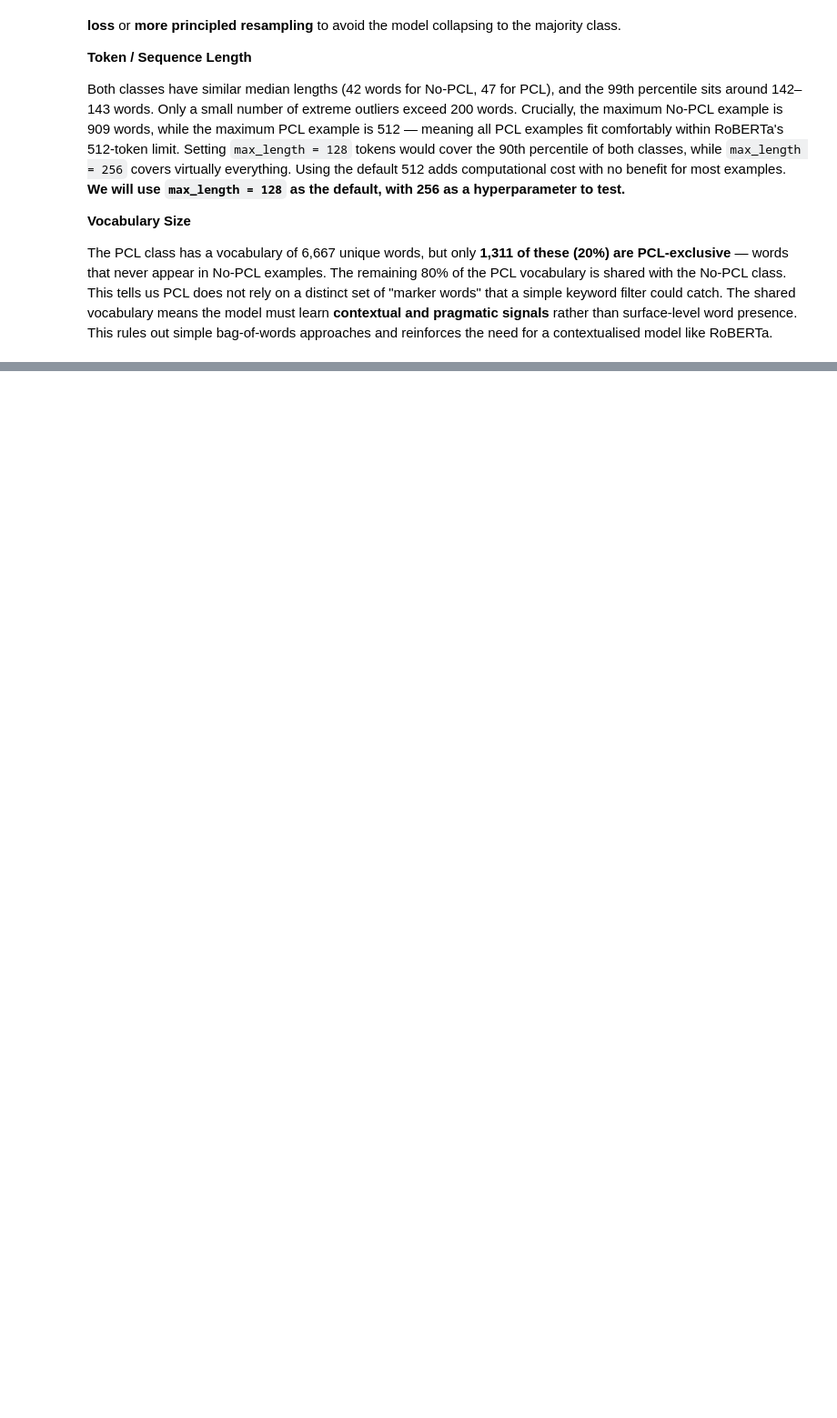
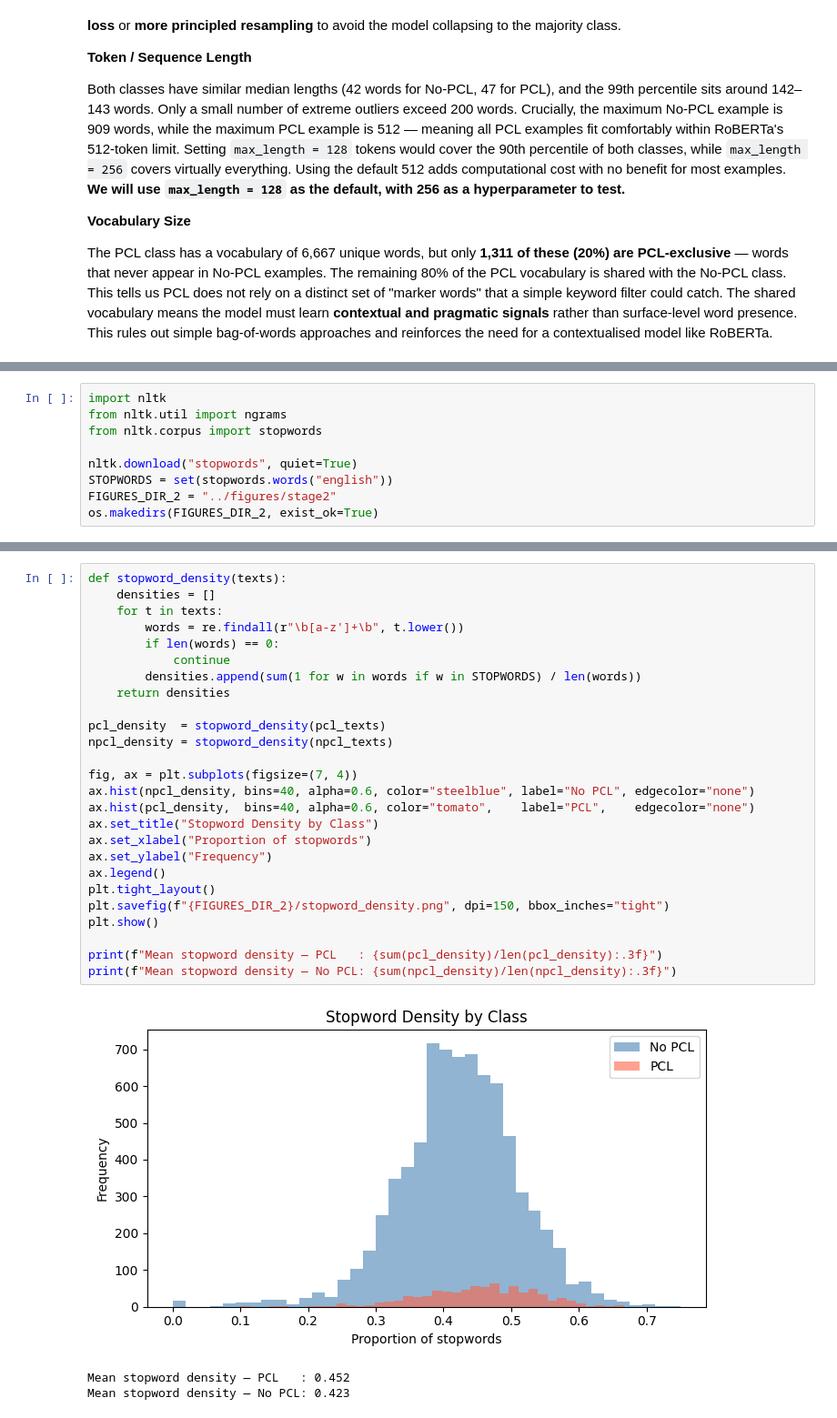
Before and after one commit to darius024/pcl-classifier, a Jupyter notebook: notebooks/eda.ipynb, the cells around one changed output, grey strips where cells are left out. Shown at 91% size. Saved outputs shown, nothing was run; the diff lists cells and outputs as text; blank space fills up the shorter version.

Commit message:
feat: perform lexical analysis (at the word level)

```diff
--- a/notebooks/eda.ipynb
+++ b/notebooks/eda.ipynb
@@ -246,0 +255,9 @@ The PCL class has a vocabulary of 6,667 unique words, but only **1,311 of these
+# %%
+import nltk
+from nltk.util import ngrams
+from nltk.corpus import stopwords
+
+nltk.download("stopwords", quiet=True)
+STOPWORDS = set(stopwords.words("english"))
+FIGURES_DIR_2 = "../figures/stage2"
+os.makedirs(FIGURES_DIR_2, exist_ok=True)
@@ -246,0 +309,30 @@ The PCL class has a vocabulary of 6,667 unique words, but only **1,311 of these
+# %%
+def stopword_density(texts):
+    densities = []
+    for t in texts:
+        words = re.findall(r"\b[a-z']+\b", t.lower())
+        if len(words) == 0:
+            continue
+        densities.append(sum(1 for w in words if w in STOPWORDS) / len(words))
+    return densities
+
+pcl_density  = stopword_density(pcl_texts)
+npcl_density = stopword_density(npcl_texts)
+
+fig, ax = plt.subplots(figsize=(7, 4))
+ax.hist(npcl_density, bins=40, alpha=0.6, color="steelblue", label="No PCL", edgecolor="none")
+ax.hist(pcl_density,  bins=40, alpha=0.6, color="tomato",    label="PCL",    edgecolor="none")
+ax.set_title("Stopword Density by Class")
+ax.set_xlabel("Proportion of stopwords")
+ax.set_ylabel("Frequency")
+ax.legend()
+plt.tight_layout()
+plt.savefig(f"{FIGURES_DIR_2}/stopword_density.png", dpi=150, bbox_inches="tight")
+plt.show()
+
+print(f"Mean stopword density — PCL   : {sum(pcl_density)/len(pcl_density):.3f}")
+print(f"Mean stopword density — No PCL: {sum(npcl_density)/len(npcl_density):.3f}")
+# %% [output]
+[figure, added]
+Mean stopword density — PCL   : 0.452
+Mean stopword density — No PCL: 0.423
```
Also changed, not shown: parts of 4 cells of this notebook, 4 other files.
